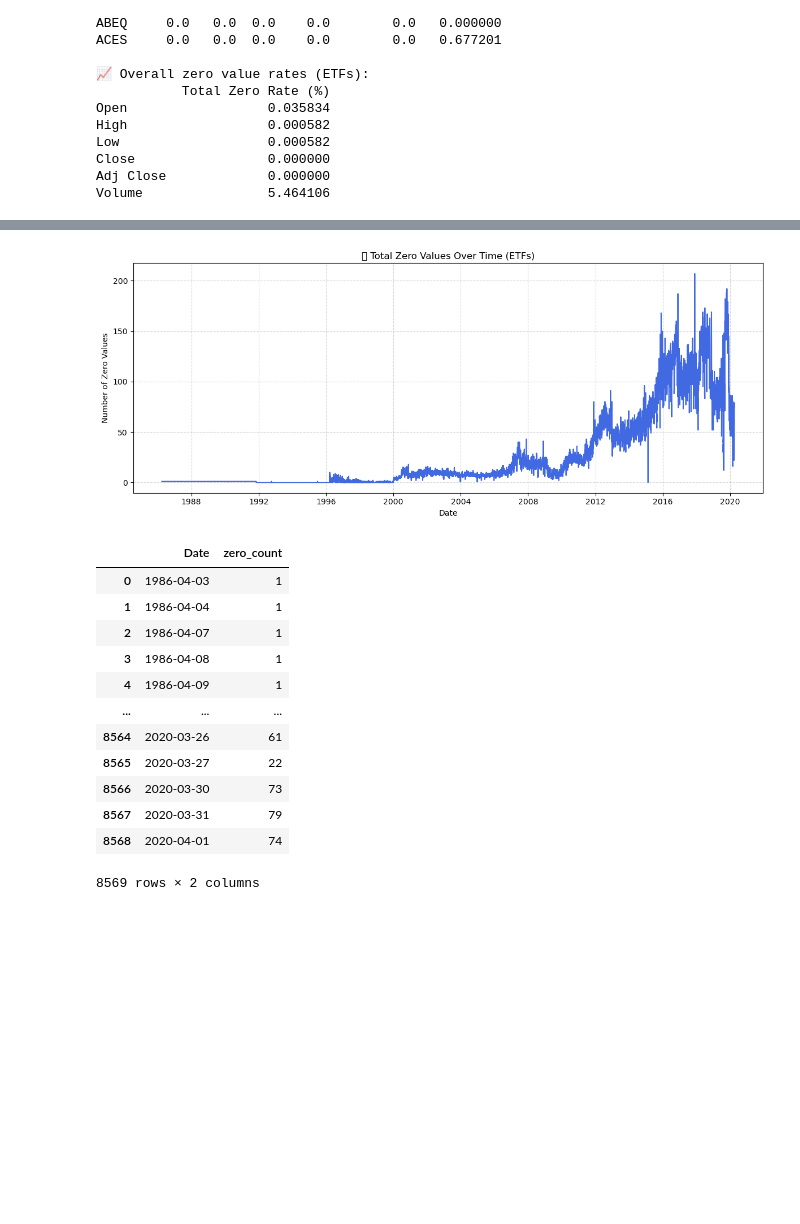
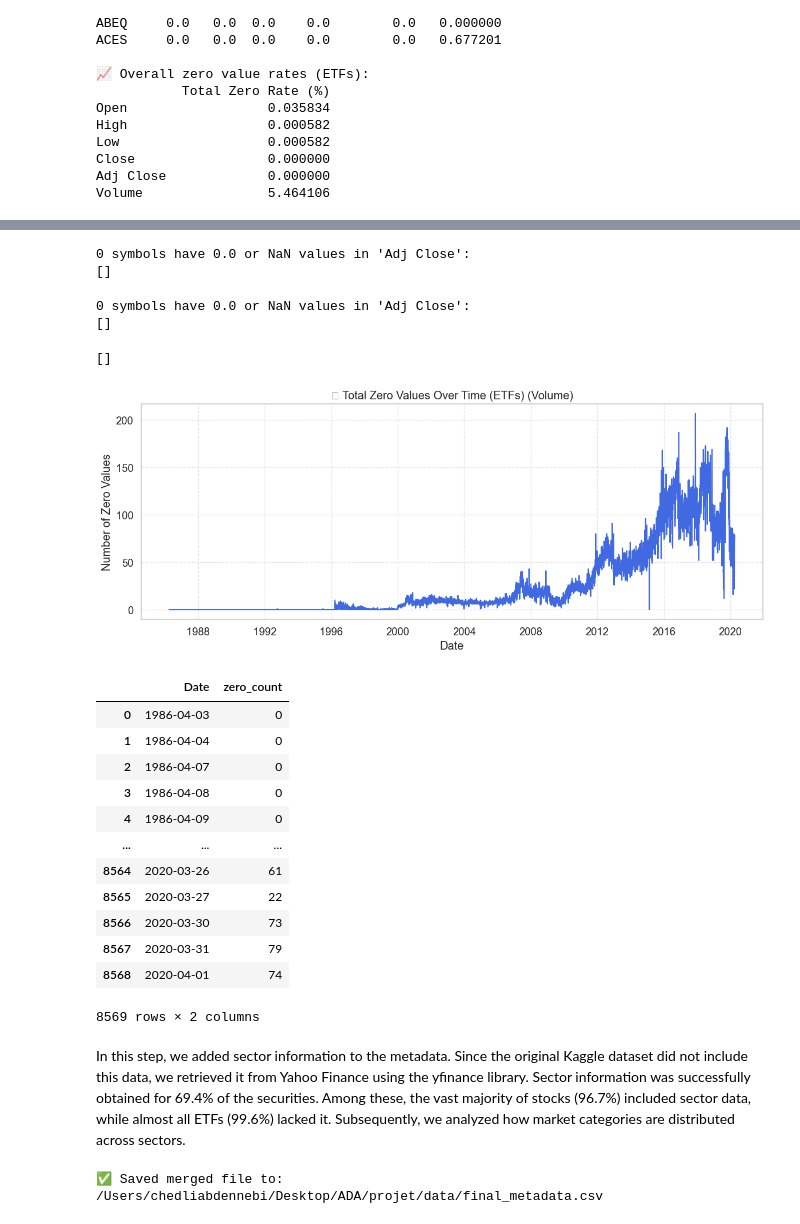
Before and after one commit to chedliabd/cross-exchange-asset-analysis, a Jupyter notebook: results.ipynb, the cells around one changed output, grey strips where cells are left out. Saved outputs shown, nothing was run; the diff lists cells and outputs as text; code cells hidden in the pictures; blank space fills up the shorter version.

```diff
--- a/results.ipynb
+++ b/results.ipynb
@@ -761,0 +752,16 @@ plot_zero_counts_over_time(all_stocks, label="Stocks")
+# %%
+bad_symbols_stocks = get_symbols_with_zeros_or_nans(first_clean_stocks, "Adj Close")
+
+print(f"{len(bad_symbols_stocks)} symbols have 0.0 or NaN values in 'Adj Close':")
+print(bad_symbols_stocks)
+# %% [output]
+0 symbols have 0.0 or NaN values in 'Adj Close':
+[]
+# %%
+bad_symbols_etfs = get_symbols_with_zeros_or_nans(first_clean_etfs, "Adj Close")
+
+print(f"{len(bad_symbols_etfs)} symbols have 0.0 or NaN values in 'Adj Close':")
+print(bad_symbols_etfs)
+# %% [output]
+0 symbols have 0.0 or NaN values in 'Adj Close':
+[]
@@ -762,13 +772,18 @@ plot_zero_counts_over_time(all_stocks, label="Stocks")
+# %%
+still_bad = get_symbols_with_zeros_or_nans(first_clean_stocks, "Open")
+print(still_bad)
+# %% [output]
+[]
 # %%
-plot_zero_counts_over_time(all_etfs, label="ETFs")
+plot_zero_counts_over_time(all_etfs, label="ETFs", column="Volume" )
 # %% [output]
-[figure, old version]
+[figure, new version]
 |  | Date | zero_count |
-| 0 | 1986-04-03 | 1 |
-| 1 | 1986-04-04 | 1 |
-| 2 | 1986-04-07 | 1 |
-| 3 | 1986-04-08 | 1 |
-| 4 | 1986-04-09 | 1 |
+| 0 | 1986-04-03 | 0 |
+| 1 | 1986-04-04 | 0 |
+| 2 | 1986-04-07 | 0 |
+| 3 | 1986-04-08 | 0 |
+| 4 | 1986-04-09 | 0 |
 | ... | ... | ... |
 | 8564 | 2020-03-26 | 61 |
 | 8565 | 2020-03-27 | 22 |
@@ -778,0 +800,11 @@ plot_zero_counts_over_time(all_etfs, label="ETFs")
+# %% [markdown]
+In this step, we added sector information to the metadata. Since the original Kaggle dataset did not include this data, we retrieved it from Yahoo Finance using the yfinance library. Sector information was successfully obtained for 69.4% of the securities. Among these, the vast majority of stocks (96.7%) included sector data, while almost all ETFs (99.6%) lacked it. Subsequently, we analyzed how market categories are distributed across sectors.
+# %%
+ORIGINAL_METADATA = "/Users/chedliabdennebi/Desktop/ADA/projet/data/metadata_enriched.csv"
+SECTOR_METADATA = "/Users/chedliabdennebi/Desktop/ADA/projet/data/enriched_metadata.csv"
+FINAL_METADATA = "/Users/chedliabdennebi/Desktop/ADA/projet/data/final_metadata.csv"
+
+# create final metadata
+add_sector_column(ORIGINAL_METADATA, SECTOR_METADATA, FINAL_METADATA)
+# %% [output]
+✅ Saved merged file to: /Users/chedliabdennebi/Desktop/ADA/projet/data/final_metadata.csv
```
Also changed, not shown: parts of 59 cells of this notebook, 5 other files.
